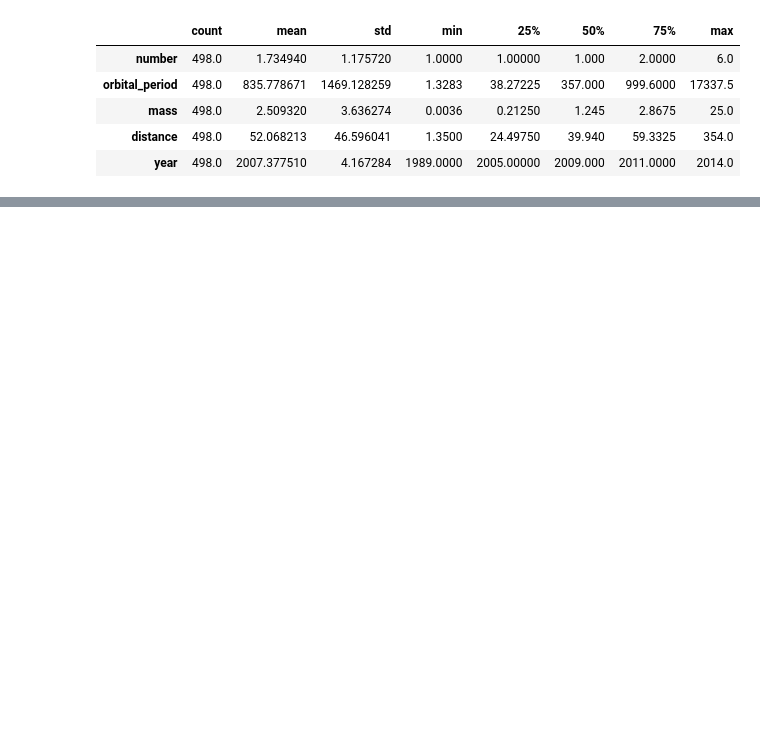
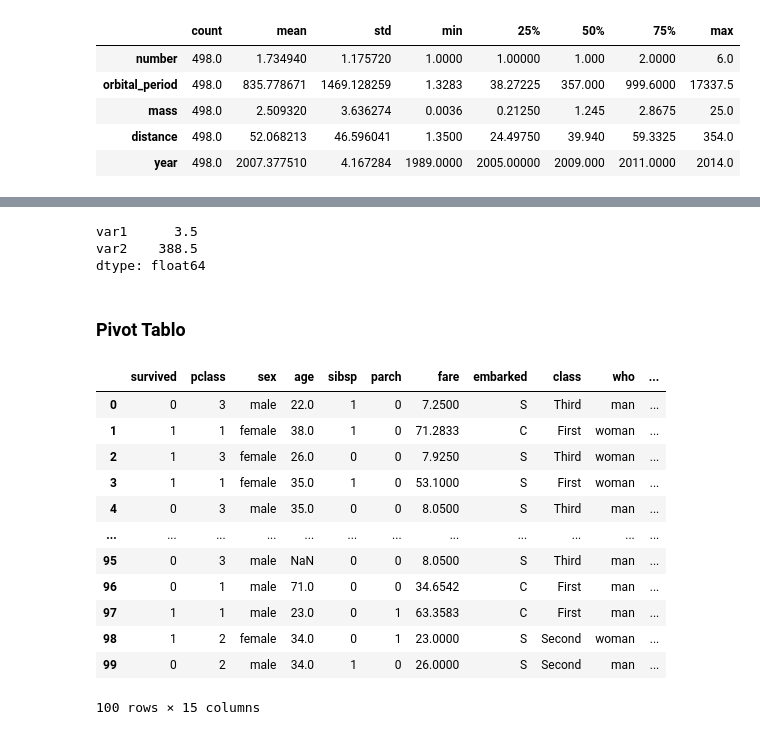
Before and after one commit to Melfo03/Python_Data_Science, a Jupyter notebook: NumPy & Pandas/Pandas.ipynb, the cells around one changed output, grey strips where cells are left out. Drawn from its saved outputs; the diff is of its cells as text; code cells hidden in the pictures; blank space fills up the shorter version.

```diff
--- a/NumPy & Pandas/Pandas.ipynb
+++ b/NumPy & Pandas/Pandas.ipynb
@@ -693,0 +922,8 @@ df.dropna().describe().T #na Değerlerini Yok Sayar
+# %%
+a.apply(np.mean)
+# %% [output]
+var1      3.5
+var2    388.5
+dtype: float64
+# %% [markdown]
+### Pivot Tablo
@@ -693,0 +934,17 @@ df.dropna().describe().T #na Değerlerini Yok Sayar
+# %%
+titanic=sb.load_dataset("titanic")
+titanic.head(100)
+# %% [output]
+|  | survived | pclass | sex | age | sibsp | parch | fare | embarked | class | who | ... |
+| 0 | 0 | 3 | male | 22.0 | 1 | 0 | 7.2500 | S | Third | man | ... |
+| 1 | 1 | 1 | female | 38.0 | 1 | 0 | 71.2833 | C | First | woman | ... |
+| 2 | 1 | 3 | female | 26.0 | 0 | 0 | 7.9250 | S | Third | woman | ... |
+| 3 | 1 | 1 | female | 35.0 | 1 | 0 | 53.1000 | S | First | woman | ... |
+| 4 | 0 | 3 | male | 35.0 | 0 | 0 | 8.0500 | S | Third | man | ... |
+| ... | ... | ... | ... | ... | ... | ... | ... | ... | ... | ... | ... |
+| 95 | 0 | 3 | male | NaN | 0 | 0 | 8.0500 | S | Third | man | ... |
+| 96 | 0 | 1 | male | 71.0 | 0 | 0 | 34.6542 | C | First | man | ... |
+| 97 | 1 | 1 | male | 23.0 | 0 | 1 | 63.3583 | C | First | man | ... |
+| 98 | 1 | 2 | female | 34.0 | 0 | 1 | 23.0000 | S | Second | woman | ... |
+| 99 | 0 | 2 | male | 34.0 | 1 | 0 | 26.0000 | S | Second | man | ... |
+100 rows × 15 columns
```
Also changed, not shown: parts of 40 cells of this notebook.
